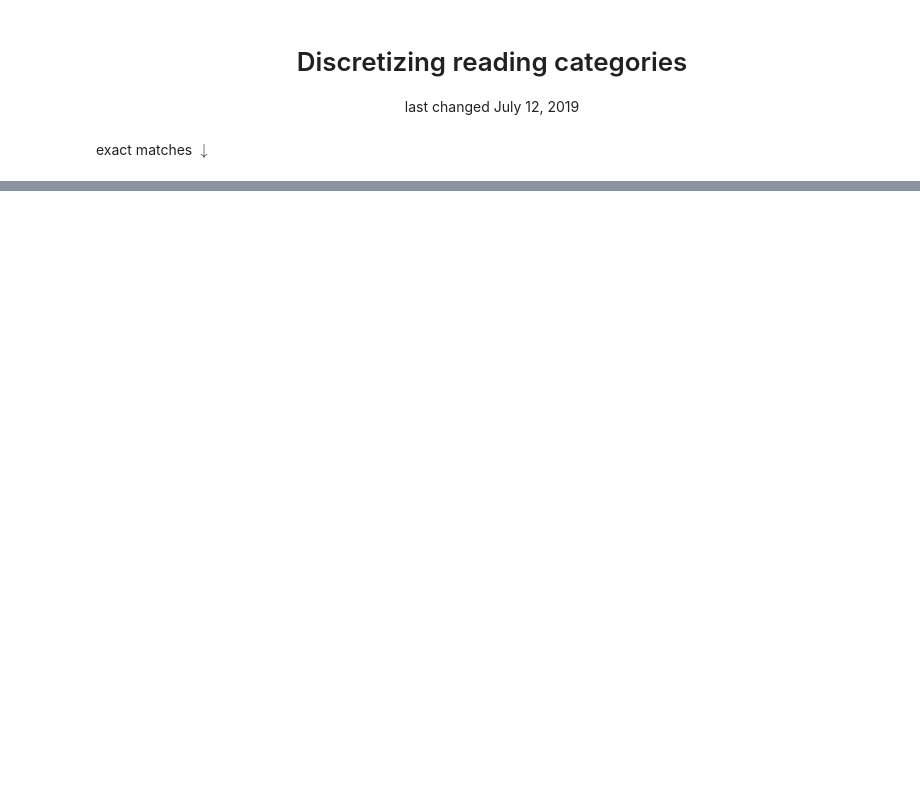
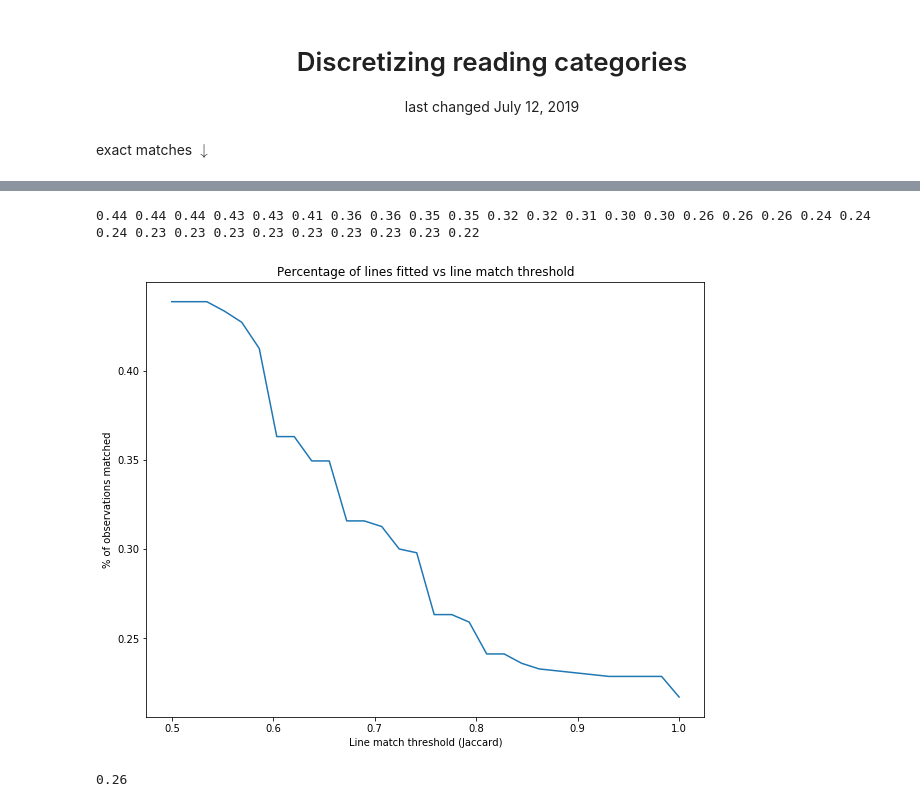
Before and after one commit to ycm/dysfluencies, a Jupyter notebook: 20190712_discrete.ipynb, the cells around one changed output, grey strips where cells are left out. Drawn from its saved outputs; the diff is of its cells as text; code cells hidden in the pictures; blank space fills up the shorter version.

```diff
--- a/20190712_discrete.ipynb
+++ b/20190712_discrete.ipynb
@@ -136 +143,53 @@ plt.show()
 [figure]
+# %%
+jac = lambda A, B: len(A & B) / len(A | B)
+# %%
+def sieve(corpus, epr=better_epr_iter, threshold=.9, verbose=False):
+    cntr = Counter()
+    matched = 0
+    passed_threshold = 0
+    leftover = []
+    for obs in corpus:
+        not_found = True
+        for epr_cluster in epr:
+            if obs == epr_cluster[-1]:
+                matched += 1
+                cntr[epr_cluster[:-1]] += 1
+                not_found = False
+                break
+        if not_found:
+            for epr_cluster in epr:
+                obs_tkns = set(obs.split())
+                epr_ln_tkns = set(epr_cluster[-1].split())
+                if jac(obs_tkns, epr_ln_tkns) > threshold:
+
+                    passed_threshold += 1
+                    not_found = False
+                    break
+        if not_found:
+            leftover.append(obs)
+    if verbose:
+        print('Exact matches:', matched)
+        print('Lines that passed {:.1f}% threshold: {}'.format(
+            threshold * 100,
+            passed_threshold
+        ))
+    ret = (matched + passed_threshold) / len(corpus)
+    print('{:.2f}'.format(ret), end=' ')
+    return ret, leftover
+# %%
+xr = np.linspace(.5, 1, 30)
+received = [sieve(corpus, threshold=x)[0] for x in xr]
+plt.figure(figsize=(10, 8))
+plt.title('Percentage of lines fitted vs line match threshold')
+plt.plot(xr, received)
+plt.xlabel('Line match threshold (Jaccard)')
+plt.ylabel('% of observations matched')
+plt.show()
+# %% [output]
+0.44 0.44 0.44 0.43 0.43 0.41 0.36 0.36 0.35 0.35 0.32 0.32 0.31 0.30 0.30 0.26 0.26 0.26 0.24 0.24 0.24 0.23 0.23 0.23 0.23 0.23 0.23 0.23 0.23 0.22
+[figure, added]
+# %%
+pct, leftover = sieve(corpus, threshold=.75)
+# %% [output]
+0.26
```
Also changed, not shown: parts of 4 cells of this notebook.
